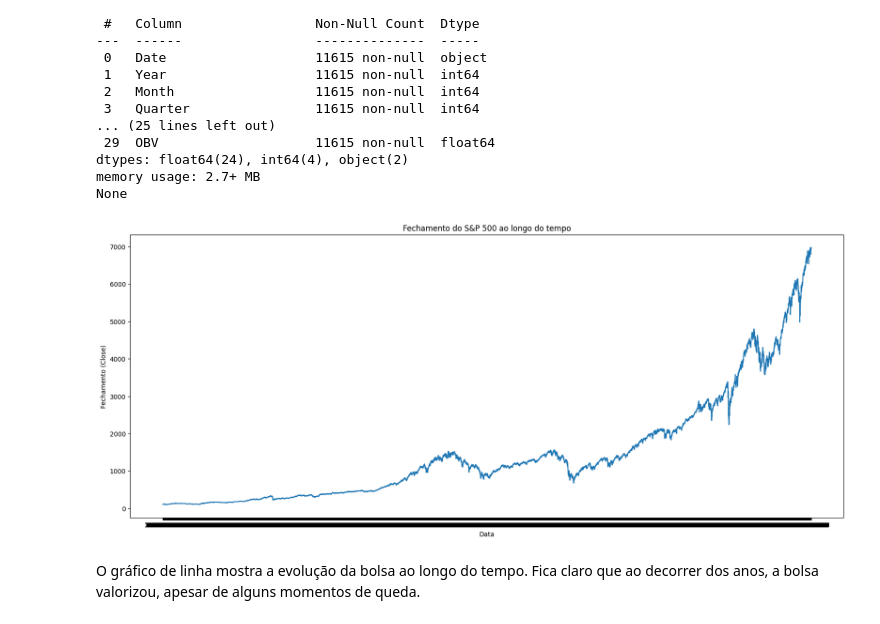
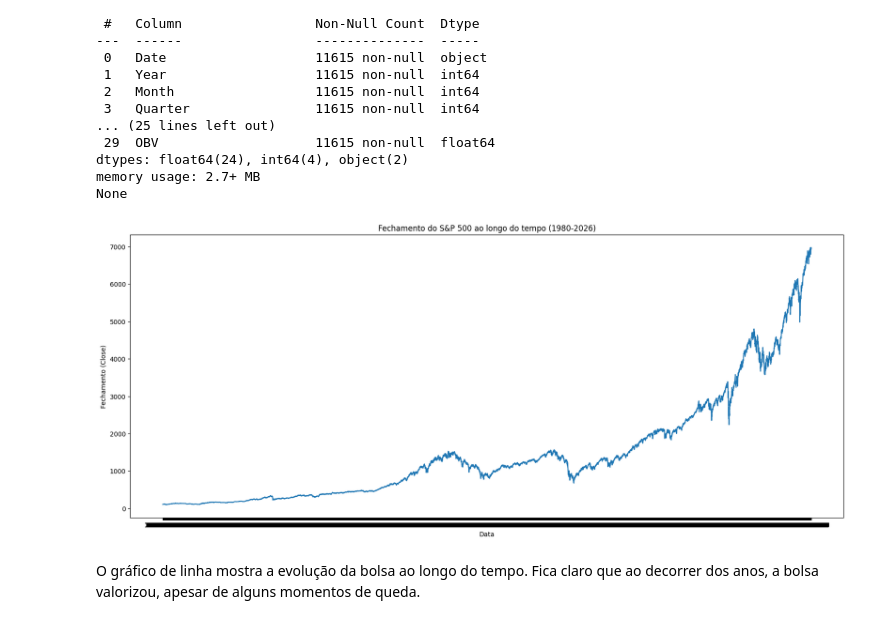
Before and after one commit to Lucas-Laods/Pos_Dados_Analytics, a Jupyter notebook: Análise_de_Dados_e_Boas_Práticas_(4052026000053).ipynb, the cells around one changed output. Saved outputs shown, nothing was run; the diff lists cells and outputs as text; code cells hidden in the pictures.

```diff
--- a/Análise_de_Dados_e_Boas_Práticas_(4052026000053).ipynb
+++ b/Análise_de_Dados_e_Boas_Práticas_(4052026000053).ipynb
@@ -113,13 +113,13 @@ None
 # %%
 # gráfico de barras simples
 plt.figure(figsize=(20, 8))
 sns.lineplot(x='Date', y='Close', data=df)  # gráfico de linha
-plt.title('Fechamento do S&P 500 ao longo do tempo')
+plt.title('Fechamento do S&P 500 ao longo do tempo (1980-2026)')
 plt.xlabel('Data')
 plt.ylabel('Fechamento (Close)')
 plt.show()
 # %% [output]
-[figure, old version]
+[figure, new version]
 # %% [markdown]
 O gráfico de linha mostra a evolução da bolsa ao longo do tempo. Fica claro que ao decorrer dos anos, a bolsa valorizou, apesar de alguns momentos de queda.
 # %% [markdown]
```
Also changed, not shown: parts of 6 cells of this notebook.
